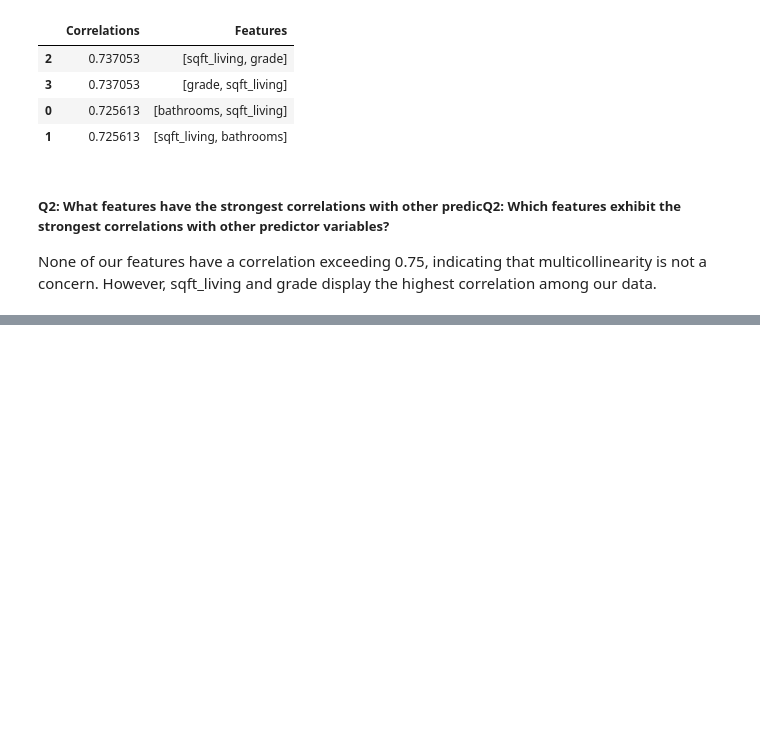
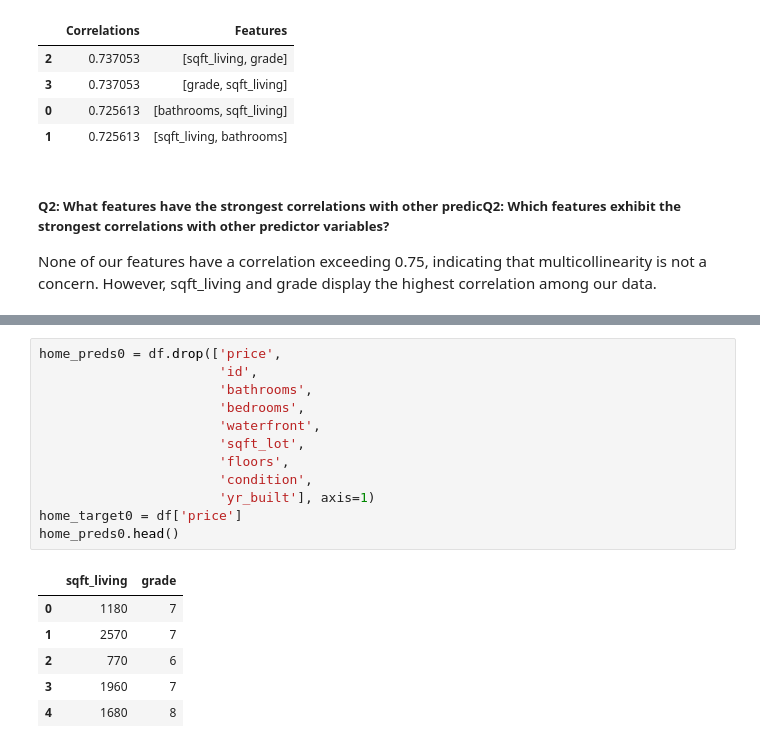
Before and after one commit to clydeochieng/dsc-phase-2-project, a Jupyter notebook: student.ipynb, the cells around one changed output, grey strips where cells are left out. Cells and saved outputs as stored; diff of their text form; blank space fills up the shorter version.

```diff
--- a/student.ipynb
+++ b/student.ipynb
@@ -1174,0 +1212,19 @@ df.corr()
+# %%
+home_preds0 = df.drop(['price',
+                       'id',
+                       'bathrooms',
+                       'bedrooms',
+                       'waterfront',
+                       'sqft_lot',
+                       'floors',
+                       'condition',
+                       'yr_built'], axis=1)
+home_target0 = df['price']
+home_preds0.head()
+# %% [output]
+|  | sqft_living | grade |
+| 0 | 1180 | 7 |
+| 1 | 2570 | 7 |
+| 2 | 770 | 6 |
+| 3 | 1960 | 7 |
+| 4 | 1680 | 8 |
```
Also changed, not shown: parts of 3 cells of this notebook.
